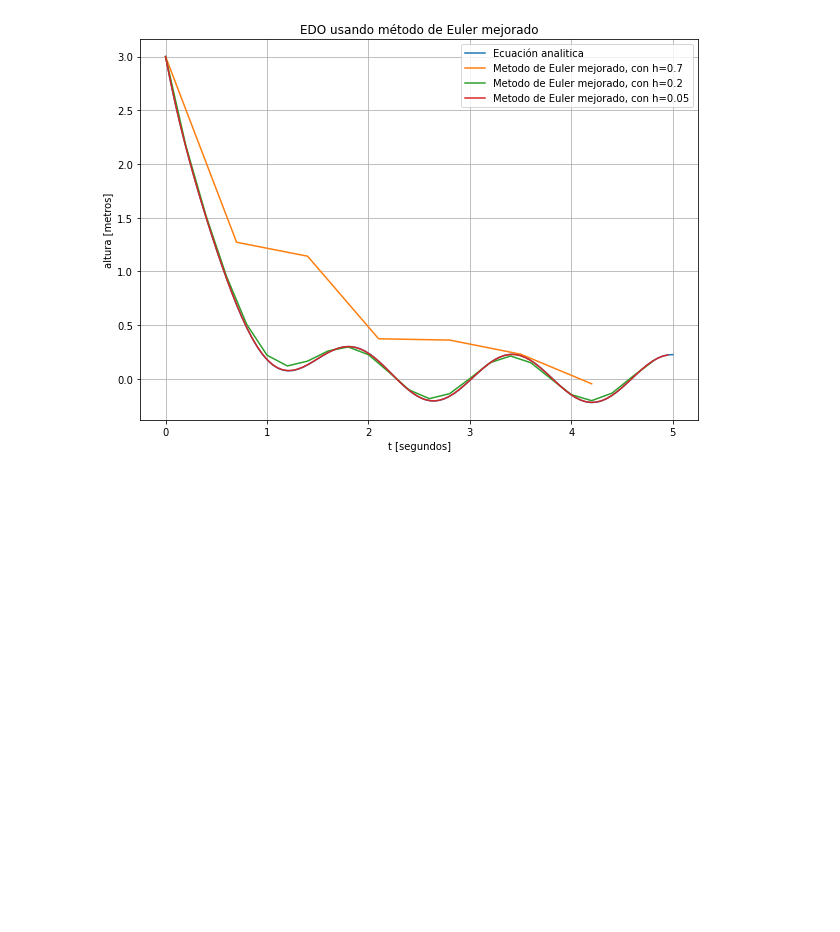
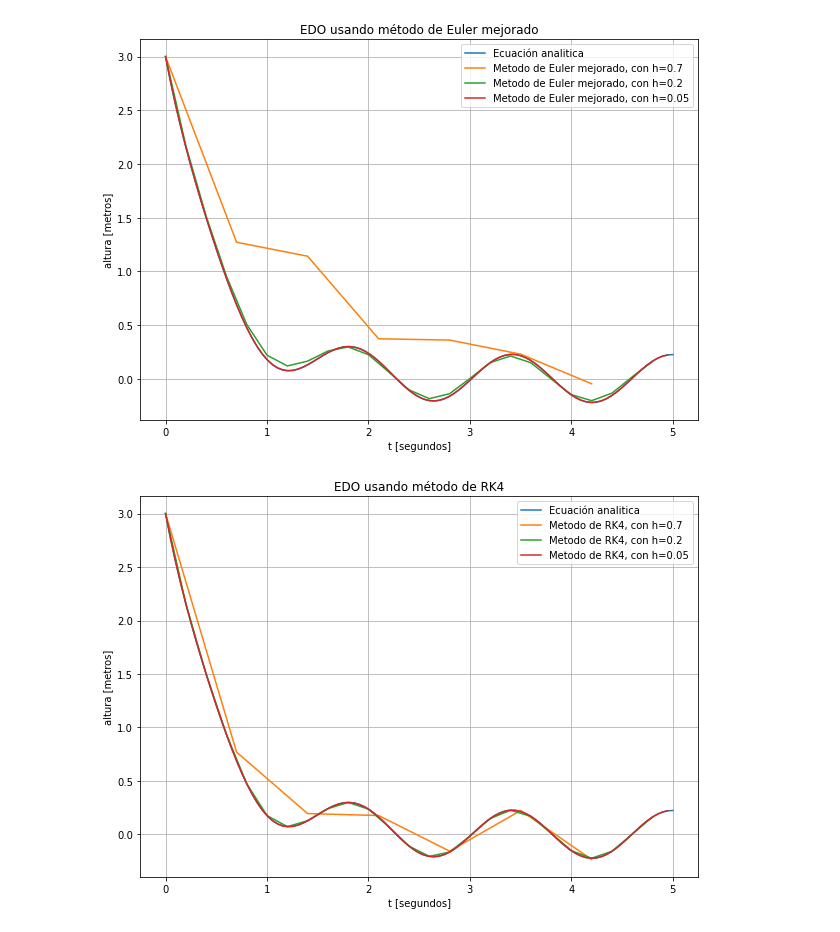
Before and after one commit to ElTapia/computacion-grafica, a Jupyter notebook: Ejercicios/Ejercicio_13/ejercicio_13.ipynb, the cells around one changed output. Drawn from its saved outputs; the diff is of its cells as text; code cells hidden in the pictures; blank space fills up the shorter version.

Commit message:
Agrega metodo de RK4

```diff
--- a/Ejercicios/Ejercicio_13/ejercicio_13.ipynb
+++ b/Ejercicios/Ejercicio_13/ejercicio_13.ipynb
@@ -484,6 +209,30 @@ def plot_improved_euler():
     ax.grid()
 
     plt.show()
+
+
+def plot_RK4():
+    time = 5
+    h_values = np.array([0.7, 0.2, 0.05])
+
+    fig, ax = plt.subplots(figsize=(10,7))
+
+    t_to_plot = np.linspace(0, time, 100)
+    y2 = np.sin(4*t_to_plot)/5 + np.cos(4*t_to_plot)/10 + 2.9/(np.exp(2*t_to_plot))
+    ax.plot(t_to_plot, y2, label = 'Ecuación analitica')
+
+    for h in h_values:
+
+        t_values_h, y_values_h = RK4_method(h, time)
+        ax.plot(t_values_h, y_values_h, label = 'Metodo de RK4, con h={}'.format(h))
+
+
+    ax.set(xlabel='t [segundos]', ylabel='altura [metros]',
+        title='EDO usando método de RK4')
+    ax.legend()
+    ax.grid()
+
+    plt.show()
 # %%
 plot_euler()
 # %% [output]
@@ -500,3 +249,7 @@ plot_modified_euler()
 plot_improved_euler()
 # %% [output]
 [figure]
+# %%
+plot_RK4()
+# %% [output]
+[figure, added]
```
Also changed, not shown: parts of 14 cells of this notebook.
